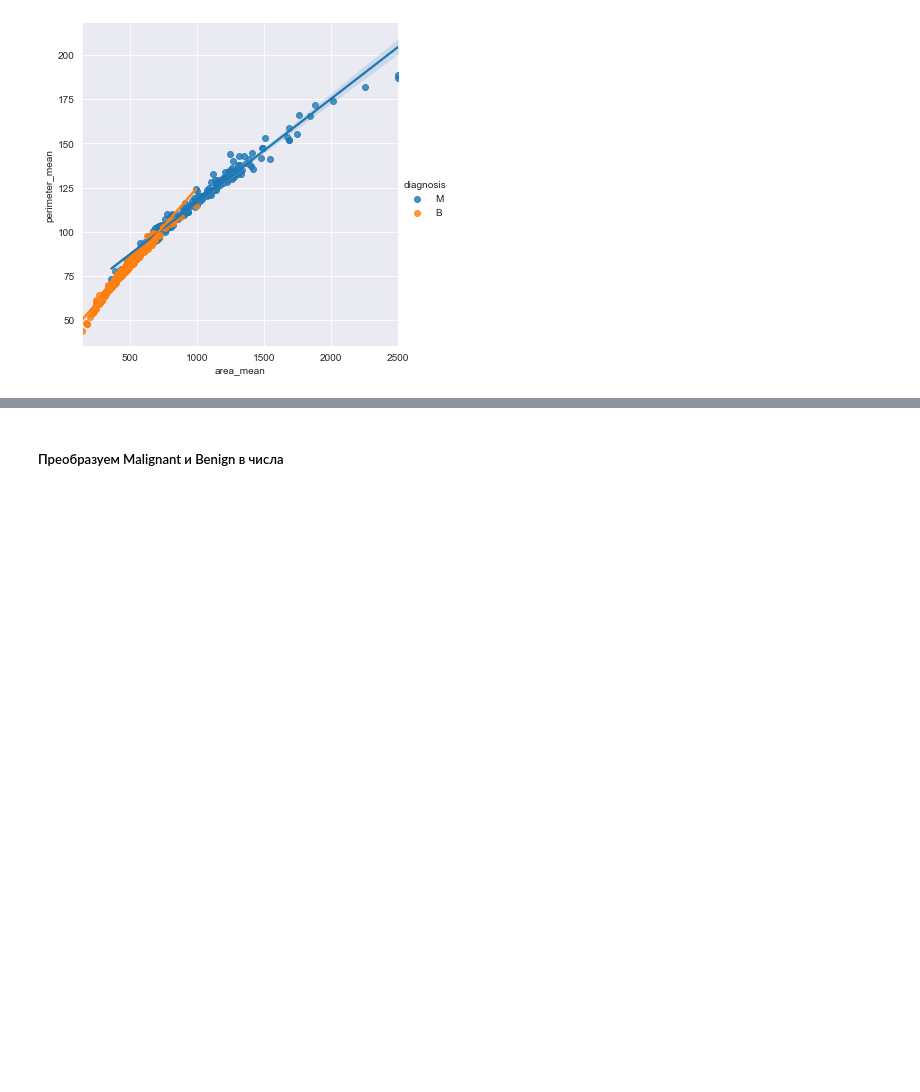
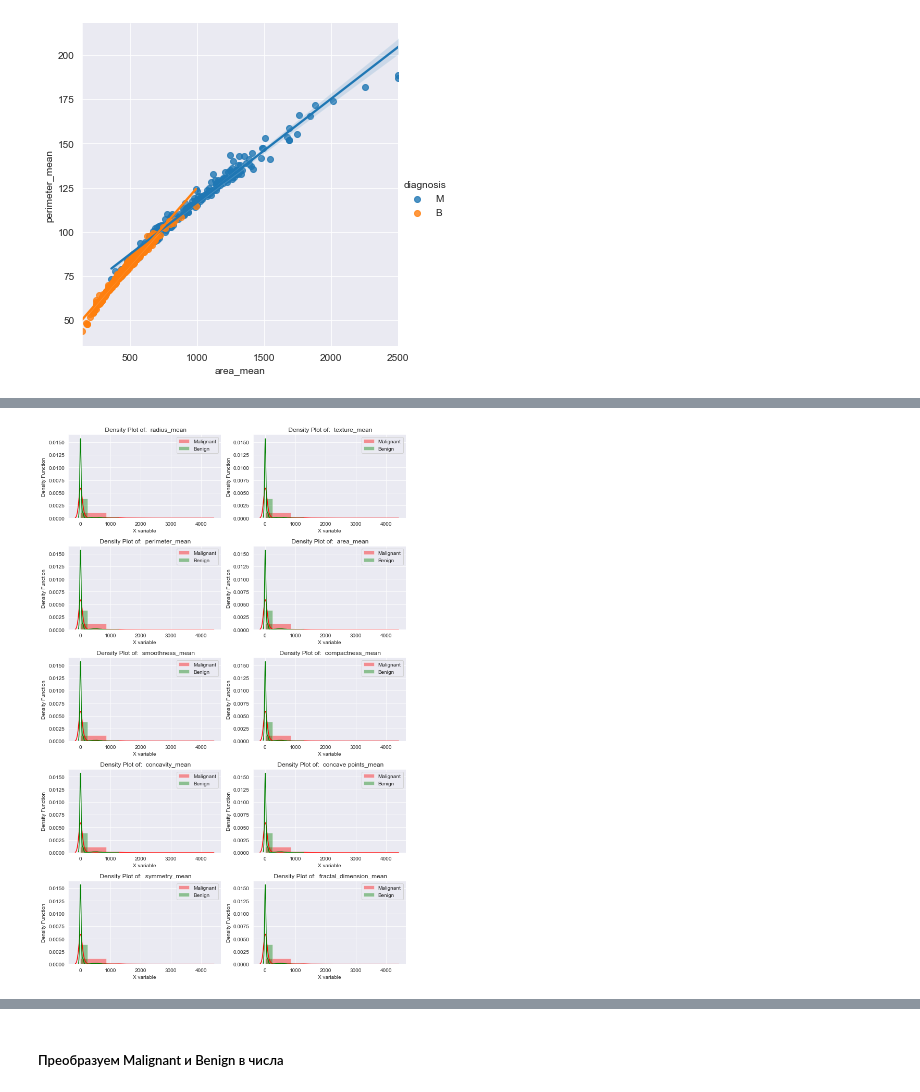
Before and after one commit to GluKhovKirill/NN_BreastCancer, a Jupyter notebook: main.ipynb, the cells around one changed output, grey strips where cells are left out. Saved outputs shown, nothing was run; the diff lists cells and outputs as text; code cells hidden in the pictures; blank space fills up the shorter version.

```diff
--- a/main.ipynb
+++ b/main.ipynb
@@ -117,3 +123,18 @@ sns.lmplot(x='area_mean', y='perimeter_mean', data=df, hue='diagnosis')
 # %% [output]
 <seaborn.axisgrid.FacetGrid at 0x...>
 [figure]
+# %%
+
+bins = 5 #Number of bins is set to 20, bins are specified to divide the range of values into intervals
+def histogram(features):
+  plt.figure(figsize=(10,15))
+  for i, feature in enumerate(features):
+      plt.subplot(5, 2, i+1)  #subplot function: the number of rows are given as 5 and number of columns as 2, the value i+1 gives the subplot number, subplot numbers start with 1
+      sns.distplot(df[df.diagnosis=='M'].drop("diagnosis",axis=1), bins=bins, color='red', label='Malignant');
+      sns.distplot(df[df.diagnosis=='B'].drop("diagnosis",axis=1), bins=bins, color='green', label='Benign');
+      plt.title(str(' Density Plot of:  ')+str(feature))
+      plt.xlabel('X variable')
+      plt.ylabel('Density Function')
+      plt.legend(loc='upper right')
+  plt.tight_layout()
+  plt.show()
@@ -119,0 +154,5 @@ sns.lmplot(x='area_mean', y='perimeter_mean', data=df, hue='diagnosis')
+# %%
+mean_features = list(filter(lambda x: "mean" in x, df.columns))  #['radius_mean', 'texture_mean']
+histogram(mean_features)
+# %% [output]
+[figure, added]
```
Also changed, not shown: parts of 8 cells of this notebook.
